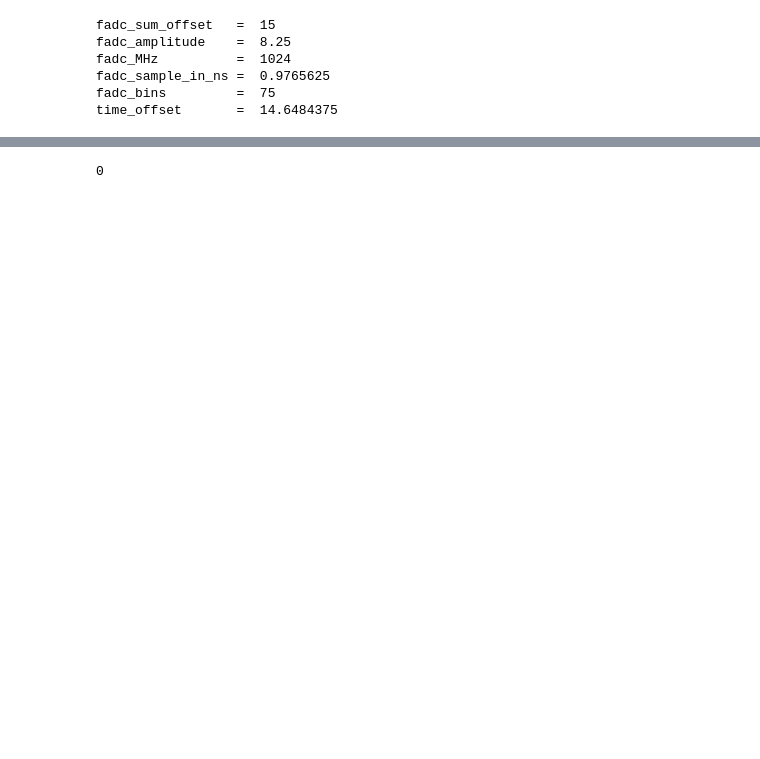
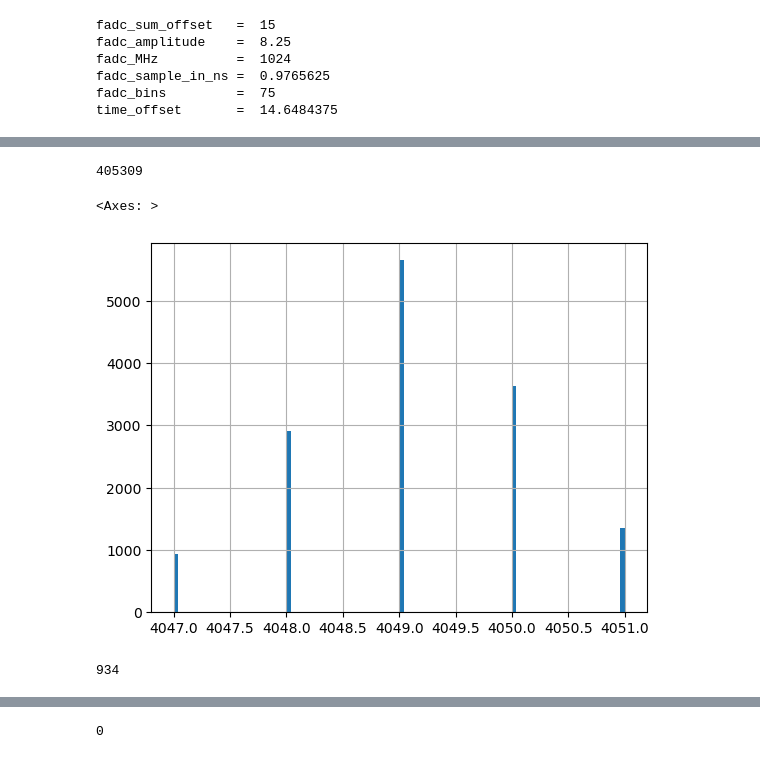
Before and after one commit to burmist-git/AdvCamTrigger, a Jupyter notebook: wf_ana.ipynb, the cells around one changed output, grey strips where cells are left out. Saved outputs shown, nothing was run; the diff lists cells and outputs as text; code cells hidden in the pictures; blank space fills up the shorter version.

```diff
--- a/wf_ana.ipynb
+++ b/wf_ana.ipynb
@@ -98,0 +199,13 @@ list
+# %%
+len(df_pe_inf[df_pe_inf['event_id']==881406.0])
+# %% [output]
+405309
+# %%
+df_pe_inf[df_pe_inf['event_id']==881406.0]['pixel_id'].hist(bins=100,range=(4047,4051))
+# %% [output]
+<Axes: >
+[figure, added]
+# %%
+np.sum(df_pe_inf[df_pe_inf['event_id']==881406.0]['pixel_id']==4047)
+# %% [output]
+934
```
Also changed, not shown: parts of 33 cells of this notebook, 23 other files.
